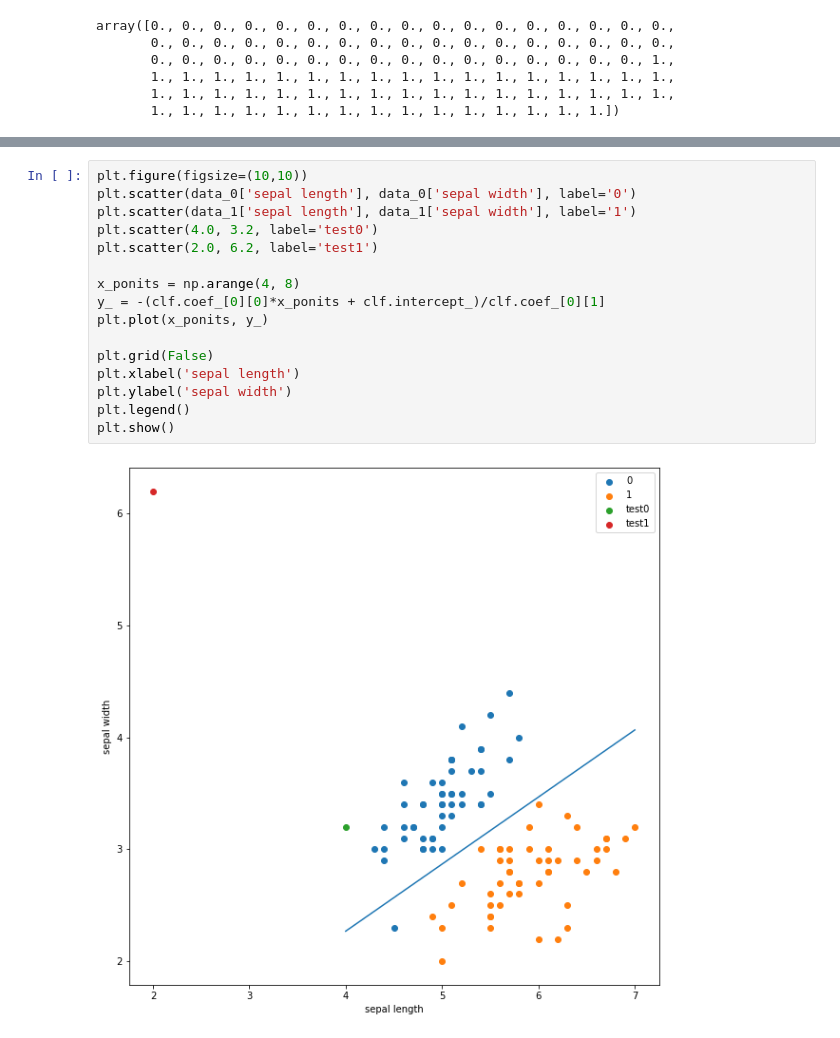
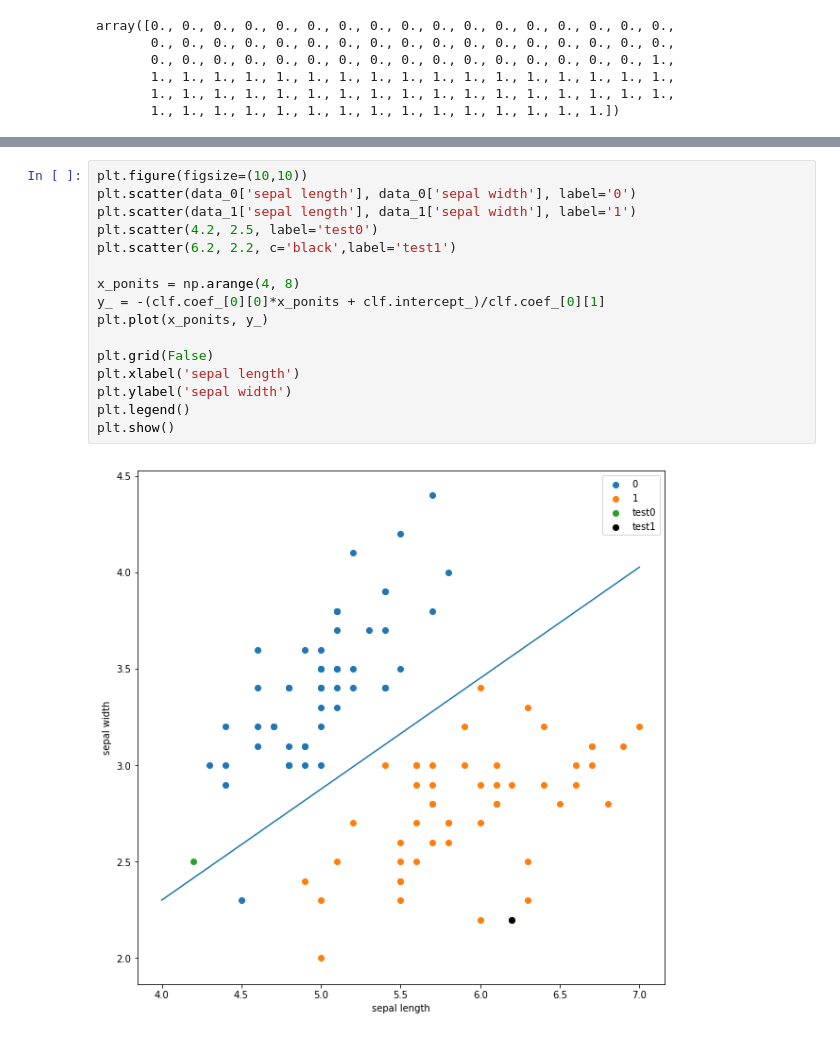
Before and after one commit to SoulJaZhao/Statistical-Learning-Method, a Jupyter notebook: Core ML Perceptron.ipynb, the cells around one changed output, grey strips where cells are left out. Drawn from its saved outputs; the diff is of its cells as text.

```diff
--- a/Core ML Perceptron.ipynb
+++ b/Core ML Perceptron.ipynb
@@ -154,18 +164,18 @@ print(clf.intercept_)
 # %%
 plt.figure(figsize=(10,10))
 plt.scatter(data_0['sepal length'], data_0['sepal width'], label='0')
 plt.scatter(data_1['sepal length'], data_1['sepal width'], label='1')
-plt.scatter(4.0, 3.2, label='test0')
-plt.scatter(2.0, 6.2, label='test1')
+plt.scatter(4.2, 2.5, label='test0')
+plt.scatter(6.2, 2.2, c='black',label='test1')
 
 x_ponits = np.arange(4, 8)
 y_ = -(clf.coef_[0][0]*x_ponits + clf.intercept_)/clf.coef_[0][1]
 plt.plot(x_ponits, y_)
 
 plt.grid(False)
 plt.xlabel('sepal length')
 plt.ylabel('sepal width')
 plt.legend()
 plt.show()
 # %% [output]
-[figure, old version]
+[figure, new version]
```
Also changed, not shown: parts of 6 cells of this notebook, 12 other files.
